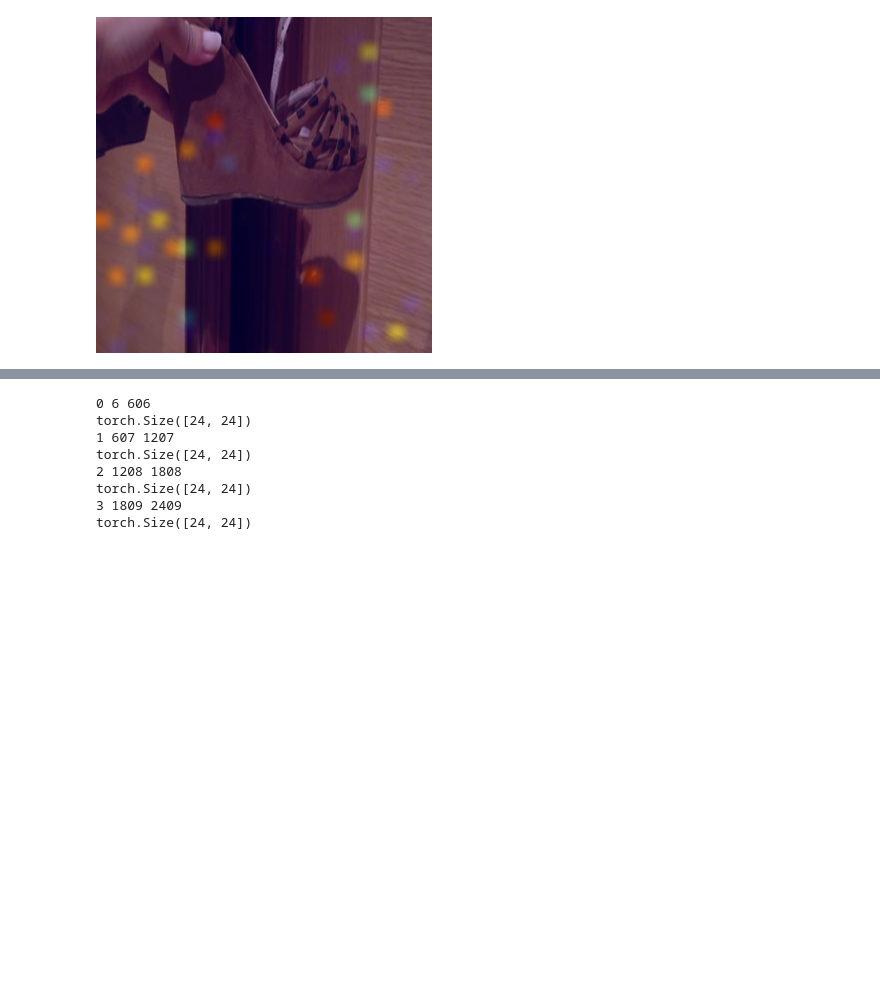
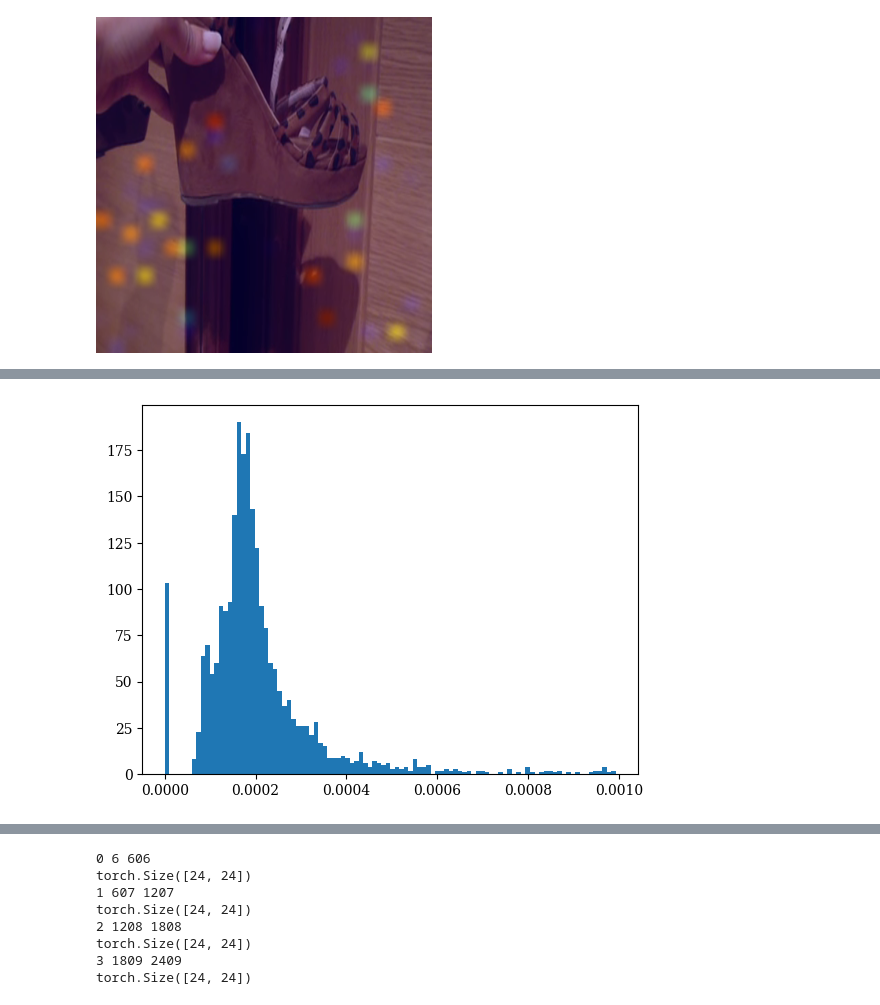
Before and after one commit to bpiyush/CaReBench, a Jupyter notebook: notebooks/visualize_token.ipynb, the cells around one changed output, grey strips where cells are left out. Cells and saved outputs as stored; diff of their text form; code cells hidden in the pictures; blank space fills up the shorter version.

```diff
--- a/notebooks/visualize_token.ipynb
+++ b/notebooks/visualize_token.ipynb
@@ -249,0 +350,13 @@ su.visualize.blend_images(
+# %%
+target_token_ind = 2410
+attn_weights_over_vis_tokens = llm_attn_matrix[target_token_ind][vision_token_start:vision_token_end]
+attn_weights_over_vis_tokens = attn_weights_over_vis_tokens[torch.tensor(list(set(np.arange(2404)) - {601, 1202, 1803, 2403}), dtype=int)]
+attn_weights_over_vis_tokens = attn_weights_over_vis_tokens / attn_weights_over_vis_tokens.sum()
+# attn_weights_over_vis_tokens = torch.clip(attn_weights_over_vis_tokens, 0, 0.0005)
+attn_weights_over_vis_tokens[attn_weights_over_vis_tokens > 0.001] = 0.
+o = einops.rearrange(attn_weights_over_vis_tokens, "(t h w) -> t h w", t=4, h=24, w=25)[:, :, :-1]
+# %%
+# attn_weights_over_vis_tokens = llm_attn_matrix[target_token_ind][vision_token_start:vision_token_end]
+plt.hist(attn_weights_over_vis_tokens, bins=100);
+# %% [output]
+[figure, added]
```
Also changed, not shown: parts of 13 cells of this notebook.
